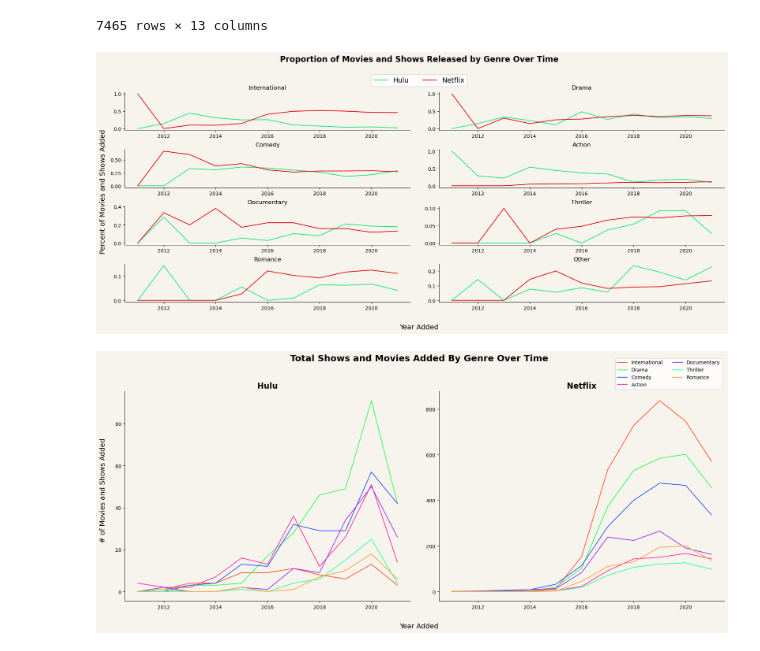
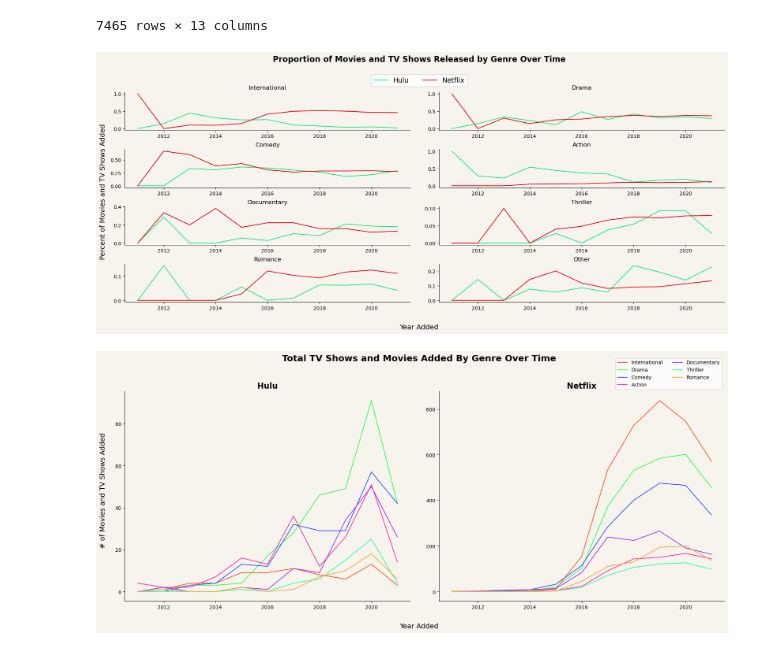
Before and after one commit to RickyMiura/Netflix-Hulu-EDA, a Jupyter notebook: ricky_eda.ipynb, the cells around one changed output. Cells and saved outputs as stored; diff of their text form; code cells hidden in the pictures.

```diff
--- a/ricky_eda.ipynb
+++ b/ricky_eda.ipynb
@@ -192,29 +192,29 @@ def get_genre(genre):
 # %%
 fig, ax = plt.subplots(figsize=(20,8), nrows=4, ncols=2)
 ax_ind = [[0,0], [0,1], [1,0], [1,1], [2,0], [2,1], [3,0], [3,1]]
 genre_list = ['international', 'drama', 'comed', 'action', 'docu', 'thriller', 'roman', 'other']
 for ind, genre in zip(ax_ind, genre_list):
     hulu_grouped = hulu_genres_df.groupby('year')[genre].mean()
     net_grouped = net_genres_df.groupby('year')[genre].mean()
     ax[ind[0], ind[1]].plot(hulu_grouped, color = '#1ce783', label='Hulu')
     ax[ind[0], ind[1]].plot(net_grouped, color = '#E50914', label='Netflix')
     ax[ind[0], ind[1]].set_title(get_genre(genre))
     ax[ind[0], ind[1]].spines['top'].set_visible(False)
     ax[ind[0], ind[1]].spines['right'].set_visible(False)
     ax[ind[0], ind[1]].set_facecolor(color='#f7f4ed')
 
 handles, labels = ax[0, 0].get_legend_handles_labels()
 fig.legend(handles, labels, loc='upper center', bbox_to_anchor=(0.47, 0.925), ncol=2, fontsize=14)
-fig.suptitle('Proportion of Movies and Shows Released by Genre Over Time', weight='bold', x=0.47, ha='center', size=16)
+fig.suptitle('Proportion of Movies and TV Shows Released by Genre Over Time', weight='bold', x=0.47, ha='center', size=16)
 fig.supxlabel('Year Added', x=0.47, ha='center', size=14)
-fig.supylabel('Percent of Movies and Shows Added', size=14)
+fig.supylabel('Percent of Movies and TV Shows Added', size=14)
 fig.patch.set_facecolor('#f7f4ed')
 plt.subplots_adjust(wspace=0.1, hspace=0.5)
 plt.subplots_adjust(top=0.85)
 plt.subplots_adjust(left=0.0555)
 plt.show()
 # %% [output]
-[figure, old version]
+[figure, new version]
 # %%
 colormap = {
     'international': '#FF5733',
@@ -246,13 +246,13 @@ ax[1].set_facecolor(color='#f7f4ed')
 
 handles, labels = ax[0].get_legend_handles_labels()
 fig.legend(handles, labels, loc='upper right', bbox_to_anchor=(0.9, 0.975), ncol=2, fontsize=10)
-fig.suptitle('Total Shows and Movies Added By Genre Over Time', weight='bold', x=0.47, ha='center', size=18)
+fig.suptitle('Total TV Shows and Movies Added By Genre Over Time', weight='bold', x=0.47, ha='center', size=18)
 fig.supxlabel('Year Added', x=0.47, ha='center', size=14)
-fig.supylabel('# of Movies and Shows Added', size=14)
+fig.supylabel('# of Movies and TV Shows Added', size=14)
 fig.patch.set_facecolor('#f7f4ed')
 plt.subplots_adjust(wspace=0.1, hspace=0.5)
 plt.subplots_adjust(top=0.85)
 plt.subplots_adjust(left=0.0555)
 plt.show()
 # %% [output]
-[figure, old version]
+[figure, new version]
```
